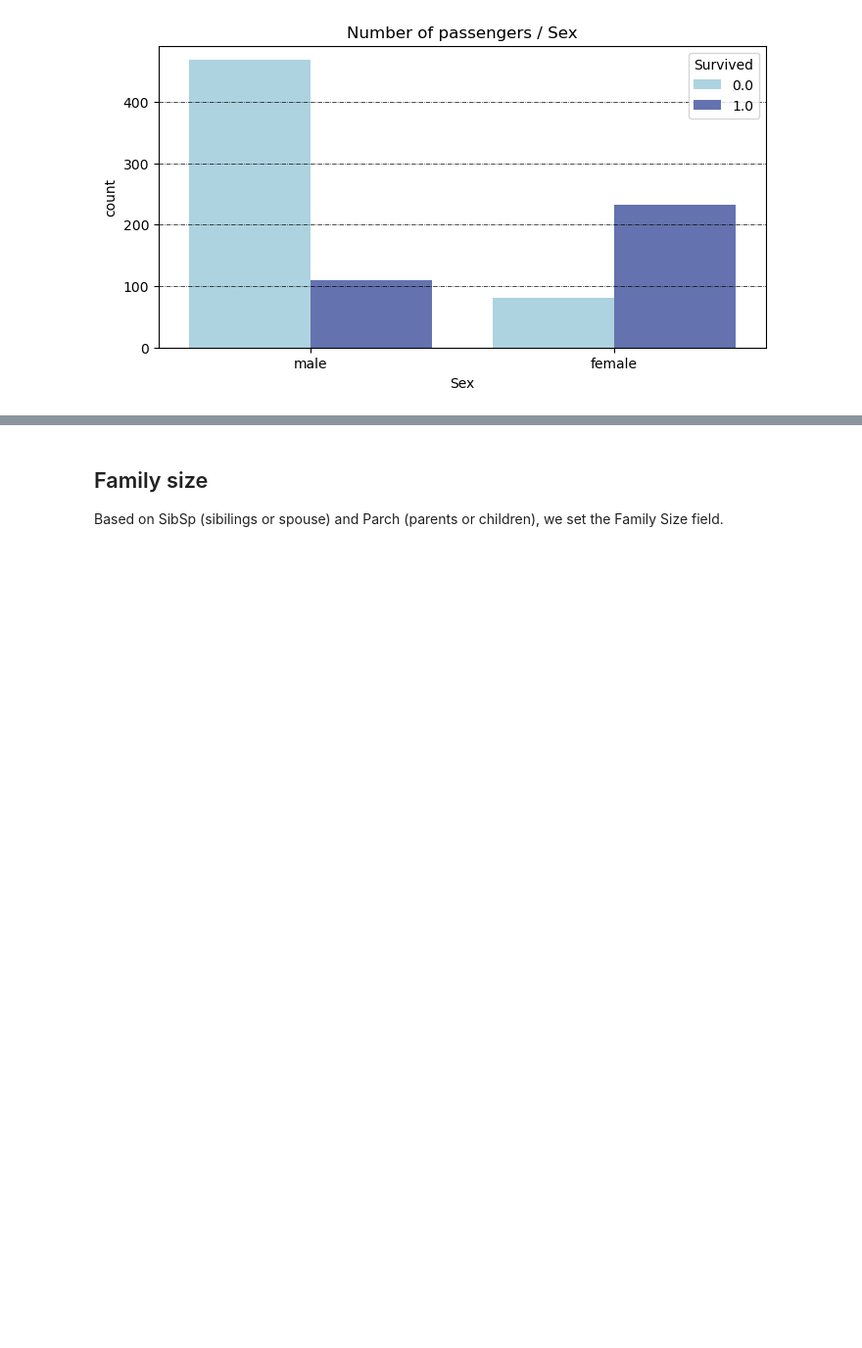
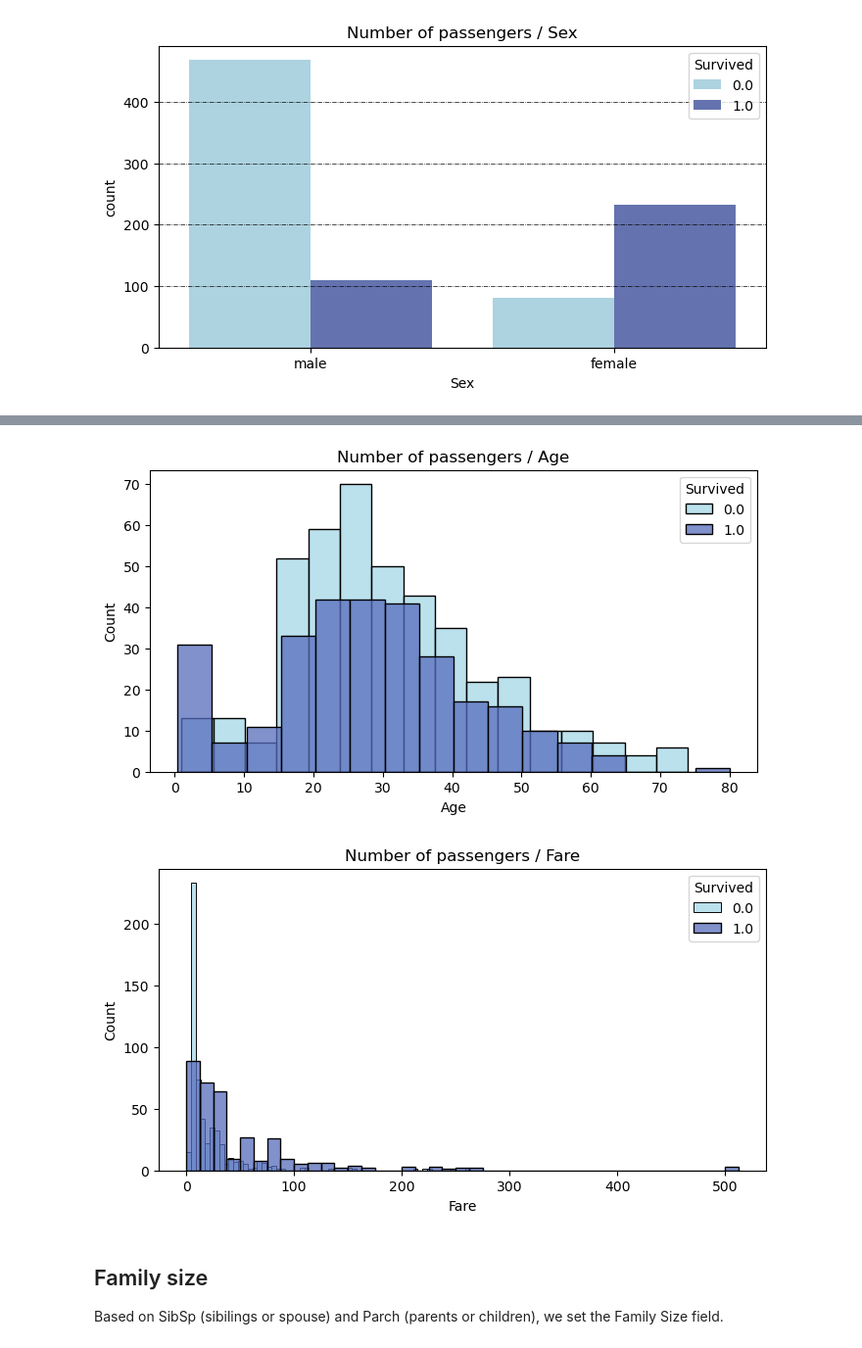
Before and after one commit to congminh-nguyen/titanic_problem_set, a Jupyter notebook: notesbook/Titanic Data Journey.ipynb, the cells around one changed output, grey strips where cells are left out. Shown at 98% size. Cells and saved outputs as stored; diff of their text form; code cells hidden in the pictures; blank space fills up the shorter version.

```diff
--- a/notesbook/Titanic Data Journey.ipynb
+++ b/notesbook/Titanic Data Journey.ipynb
@@ -247,5 +252,10 @@ ValueError: cannot reindex on an axis with duplicate labels
 # %%
 # Plot distribution pairs for Age and Fare using "Survived" as hue
+plot_distribution(all_df, "Age", hue="Survived", palette=color_list)
+plot_distribution(all_df, "Fare", hue="Survived", palette=color_list)
+# %% [output]
+[figure, added]
+[figure, added]
 # %% [markdown]
 ## Family size
 
```
Also changed, not shown: parts of 55 cells of this notebook, 6 other files.
